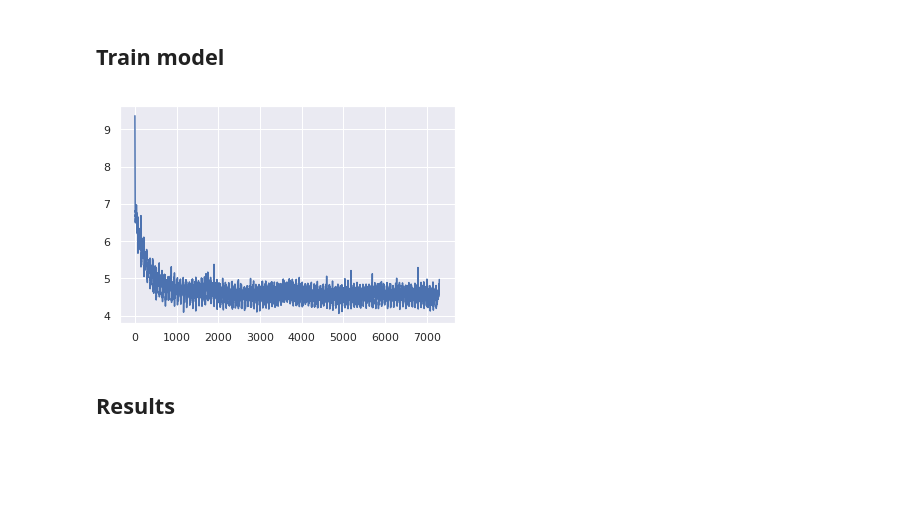
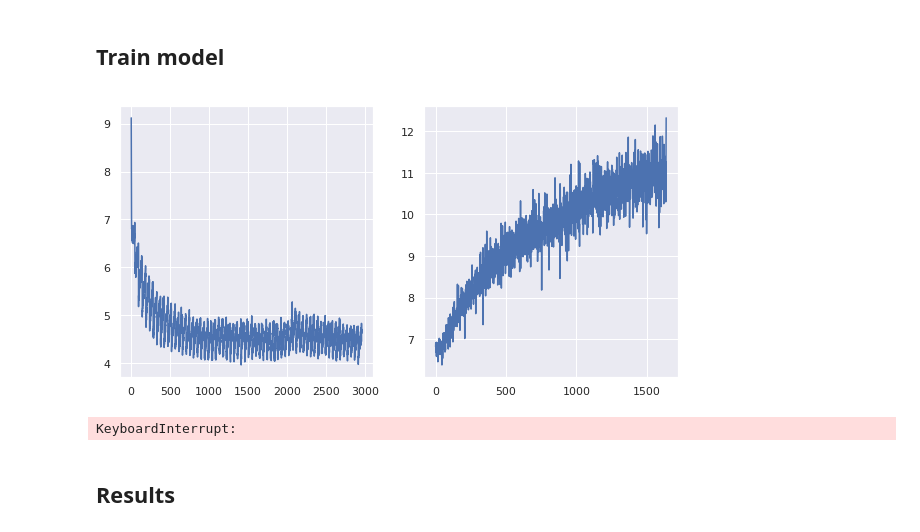
Before and after one commit to tkokkeng/EB5002-TextProcessing, a Jupyter notebook: model1-1x256gru.ipynb, the cells around one changed output. Drawn from its saved outputs; the diff is of its cells as text; code cells hidden in the pictures; blank space fills up the shorter version.

```diff
--- a/model1-1x256gru.ipynb
+++ b/model1-1x256gru.ipynb
@@ -155,0 +218,3 @@ len(tweets_data.vocab)
+# %%
+tweets_data_val = TweetsDataset(tokenized_text_val, tweets_data_train.vocab)
+len(tweets_data_val.vocab)
@@ -232,15 +315,17 @@ embed_size = 12
 hidden_size = 10
 num_layers = 1
 
-_encoder = Generator(len(tweets_data.vocab), embed_size, hidden_size, num_layers)
+_encoder = Generator(len(tweets_data_train.vocab), embed_size, hidden_size, num_layers)
 # %%
 # Take a batch.
 batch_size = 128
-dataloader = DataLoader(dataset=tweets_data, batch_size=batch_size, shuffle=True)
+valdataloader = DataLoader(dataset=tweets_data_val, batch_size=batch_size, shuffle=True)
 
-_batch = next(iter(dataloader))
+_batch = next(iter(valdataloader))
 _inputs, _lengths = _batch['x'], _batch['x_len']
 _targets = _batch['y']
+# %%
+valdataloader = DataLoader(dataset=tweets_data_val, batch_size=batch_size, shuffle=True)
 # %%
 _inputs[0]
 # %% [output]
@@ -373,13 +496,14 @@ def generate_example(model, temperature=1.0, max_len=100, hidden_state=None):
 # %%
 hyperparams = Hyperparams(embed_size=256, hidden_size=256, num_layers=1,
                           loss_func=nn.CrossEntropyLoss,
                           learning_rate=0.03, optimizer=optim.Adam, batch_size=128)
 
-dataloader, model, optimizer, criterion = initialize_data_model_optim_loss(hyperparams)
+traindataloader, valdataloader, model, optimizer, criterion = initialize_data_model_optim_loss(hyperparams)
 
-train(100, dataloader, model, criterion, optimizer)
+train(100, traindataloader, valdataloader, model, criterion, optimizer)
 # %% [output]
-[figure, old version]
+[figure, new version]
+KeyboardInterrupt:
 # %% [markdown]
 ## Results
 # %%
```
Also changed, not shown: parts of 24 cells of this notebook.
